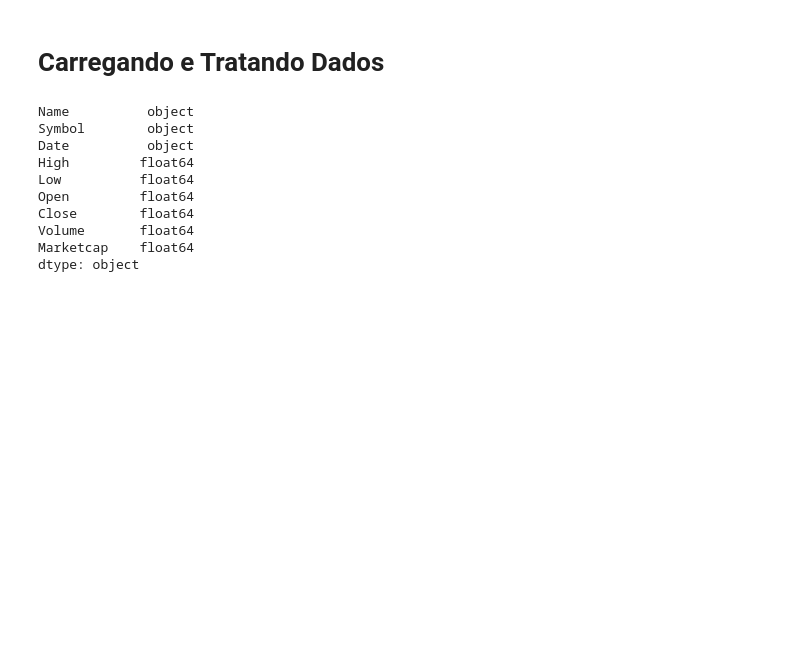
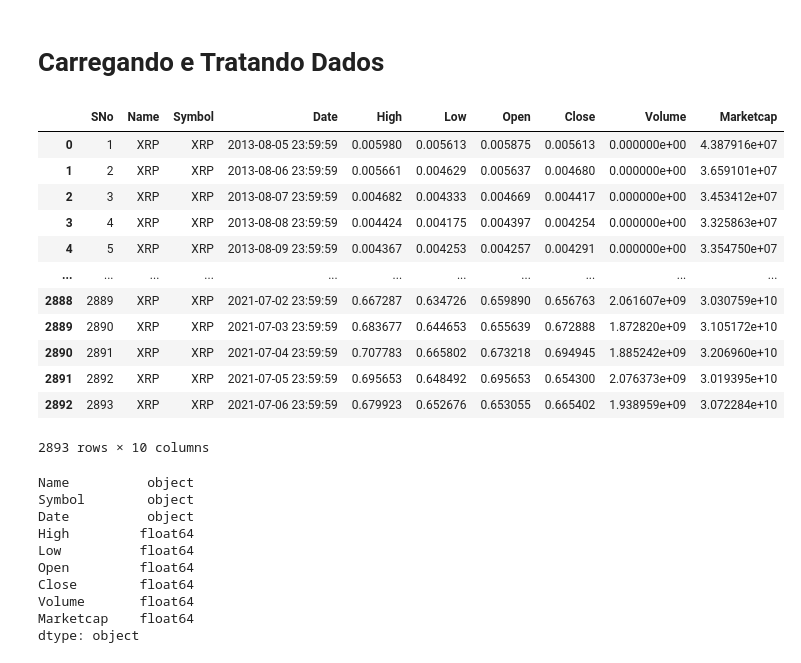
Before and after one commit to NewKanvas/M5-Projeto-5, a Jupyter notebook: analise.ipynb, the cells around one changed output. Cells and saved outputs as stored; diff of their text form; code cells hidden in the pictures; blank space fills up the shorter version.

```diff
--- a/analise.ipynb
+++ b/analise.ipynb
@@ -77,3 +54,19 @@ xrp = pd.read_csv(url23,sep=';')
+# %%
+xrp
+# %% [output]
+|  | SNo | Name | Symbol | Date | High | Low | Open | Close | Volume | Marketcap |
+| 0 | 1 | XRP | XRP | 2013-08-05 23:59:59 | 0.005980 | 0.005613 | 0.005875 | 0.005613 | 0.000000e+00 | 4.387916e+07 |
+| 1 | 2 | XRP | XRP | 2013-08-06 23:59:59 | 0.005661 | 0.004629 | 0.005637 | 0.004680 | 0.000000e+00 | 3.659101e+07 |
+| 2 | 3 | XRP | XRP | 2013-08-07 23:59:59 | 0.004682 | 0.004333 | 0.004669 | 0.004417 | 0.000000e+00 | 3.453412e+07 |
+| 3 | 4 | XRP | XRP | 2013-08-08 23:59:59 | 0.004424 | 0.004175 | 0.004397 | 0.004254 | 0.000000e+00 | 3.325863e+07 |
+| 4 | 5 | XRP | XRP | 2013-08-09 23:59:59 | 0.004367 | 0.004253 | 0.004257 | 0.004291 | 0.000000e+00 | 3.354750e+07 |
+| ... | ... | ... | ... | ... | ... | ... | ... | ... | ... | ... |
+| 2888 | 2889 | XRP | XRP | 2021-07-02 23:59:59 | 0.667287 | 0.634726 | 0.659890 | 0.656763 | 2.061607e+09 | 3.030759e+10 |
+| 2889 | 2890 | XRP | XRP | 2021-07-03 23:59:59 | 0.683677 | 0.644653 | 0.655639 | 0.672888 | 1.872820e+09 | 3.105172e+10 |
+| 2890 | 2891 | XRP | XRP | 2021-07-04 23:59:59 | 0.707783 | 0.665802 | 0.673218 | 0.694945 | 1.885242e+09 | 3.206960e+10 |
+| 2891 | 2892 | XRP | XRP | 2021-07-05 23:59:59 | 0.695653 | 0.648492 | 0.695653 | 0.654300 | 2.076373e+09 | 3.019395e+10 |
+| 2892 | 2893 | XRP | XRP | 2021-07-06 23:59:59 | 0.679923 | 0.652676 | 0.653055 | 0.665402 | 1.938959e+09 | 3.072284e+10 |
+2893 rows × 10 columns
 # %%
 # Concatenando Datasets
 cripto = pd.concat([aave, binance_coin, bitcoin, cardano, chainlink, cosmos, crypto_com_coin, dogecoin, eos, ethereum, iota, litecoin, monero, nem, polkadot, solana, stellar, tether, tron, uniswap, usdcoin, wrapped_bitcoin, xrp], ignore_index=True)
```
Also changed, not shown: parts of 1 cell of this notebook, 2 other files.
